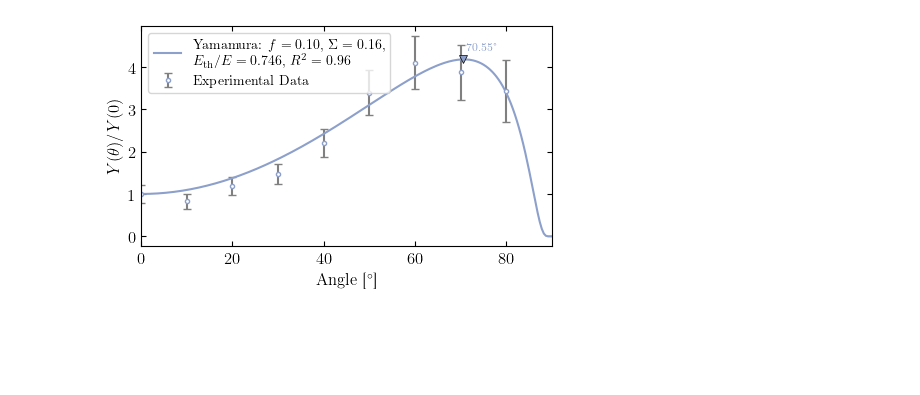
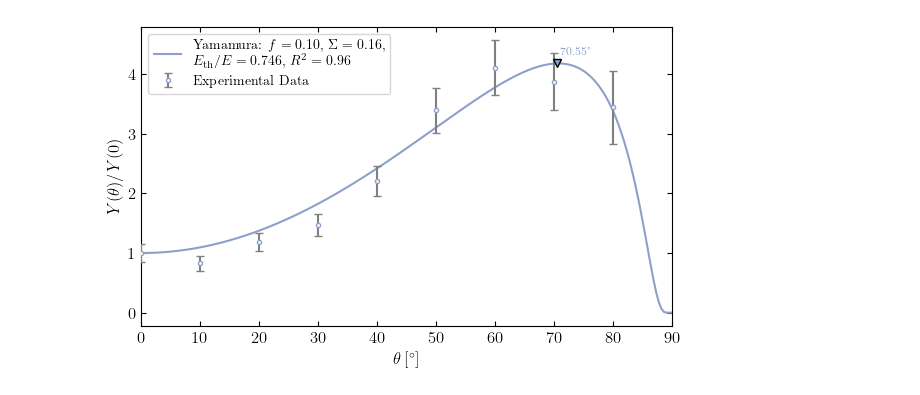
Before and after one commit to jamalghaith/codespaces-jupyter-1, a Jupyter notebook: Misc/Misc.ipynb, the cells around one changed output. Saved outputs shown, nothing was run; the diff lists cells and outputs as text; code cells hidden in the pictures; blank space fills up the shorter version.

```diff
--- a/Misc/Misc.ipynb
+++ b/Misc/Misc.ipynb
@@ -143,9 +212,9 @@ try:
         r_squared2 = 1 - (ss_res2 / ss_tot2)
 
         # Create the scatter plot using axes and optional error bars
-        fig, ax = plt.subplots(figsize=set_size(doc_size,fraction=0.79))
+        fig, ax = plt.subplots(figsize=set_size(doc_size))
         yerr = df.get('Error bars', df.get('Error Bars', None))
-        ax.errorbar(df['Angle'], df[df_normal_col], yerr=yerr, fmt='.', mfc='white', mec=exp_color, ecolor='gray', capsize=3, label='Experimental Data')
+        ax.errorbar(df['Angle'], df[df_normal_col], yerr=yerr, fmt='.', mfc='white', mec=exp_color, ecolor='gray', capsize=3, label='Experimental Data', zorder=20)
 
         # Plot the fitted curves
         angle_fit = np.linspace(min(angle_data), 90, 200)
@@ -158,36 +227,37 @@ try:
         yamamura_fit2 = yamamura_extended(angle_fit, *popt2)
         ax.plot(angle_fit, yamamura_fit2, '-', color=exp_color, label=fit_label2)
 
         # Find and highlight peak of second fit
         peak2_idx = np.argmax(yamamura_fit2)
         peak2_angle = angle_fit[peak2_idx]
         peak2_yield = yamamura_fit2[peak2_idx]
-        ax.plot(peak2_angle, peak2_yield, 'v', color=exp_color, markersize=6, markeredgecolor='black', markeredgewidth=0.5)
+        ax.plot(peak2_angle, peak2_yield, 'v', color=exp_color, markersize=6, markeredgecolor='black', zorder=30)
         ax.annotate(f'{peak2_angle:.2f}°', xy=(peak2_angle, peak2_yield), xytext=(2, 12), textcoords='offset points', ha='left', va='top', fontsize=8, color=exp_color)
 
         # Add labels and title (keep your original label text/rotation)
-        ax.set_xlabel(r'Angle [$^{\circ}$]')
+        ax.set_xlabel(r'$\theta \, [\unit{\degree}]$')
+        ax.set_xlabel(r'$\theta \, [^{\circ}]$')
         ax.set_ylabel(r'$Y(\theta)/Y(0)$')
         # plt.title('Normalized Etch Rate vs Angle')
         ax.tick_params(axis='both', which='both', direction='in', top=True, right=True, bottom=True, left=True)
         ax.set_xlim(0, 90)
         ax.legend()
         fig.tight_layout()
         plt.savefig('SputteringYieldExp.pgf', format='pgf')
         plt.show()
     else:
         print("Error: 'Angle' or 'Normalized' column not found for the first plot.")
 
 except FileNotFoundError:
     print("Error: 'Series1.xlsx' not found. Please make sure the file is in the correct directory.")
 except IndexError:
     print("Error: Could not find a value at Angle = 0 for normalization. Please check your data.")
 except RuntimeError:
     print("Error: Could not find optimal parameters for one of the fits. Consider providing different initial guesses (p0) or bounds.")
 except Exception as e:
     print(f"An error occurred: {e}")
 # %% [output]
-[figure, old version]
+[figure, new version]
 # %%
 # choose a colormap for consistent matching colors
 cmap = plt.get_cmap('Set2')
```
Also changed, not shown: parts of 2 cells of this notebook, 19 other files.
